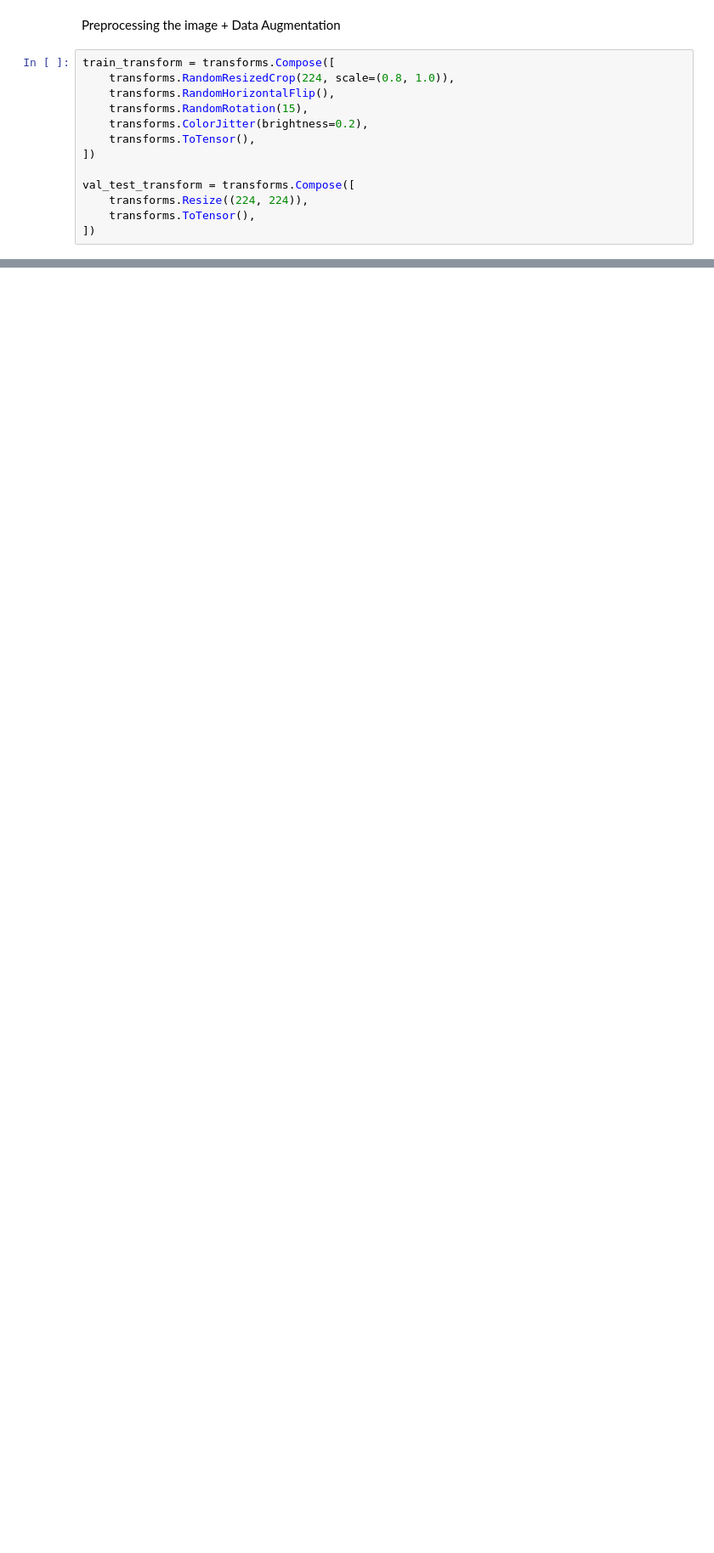
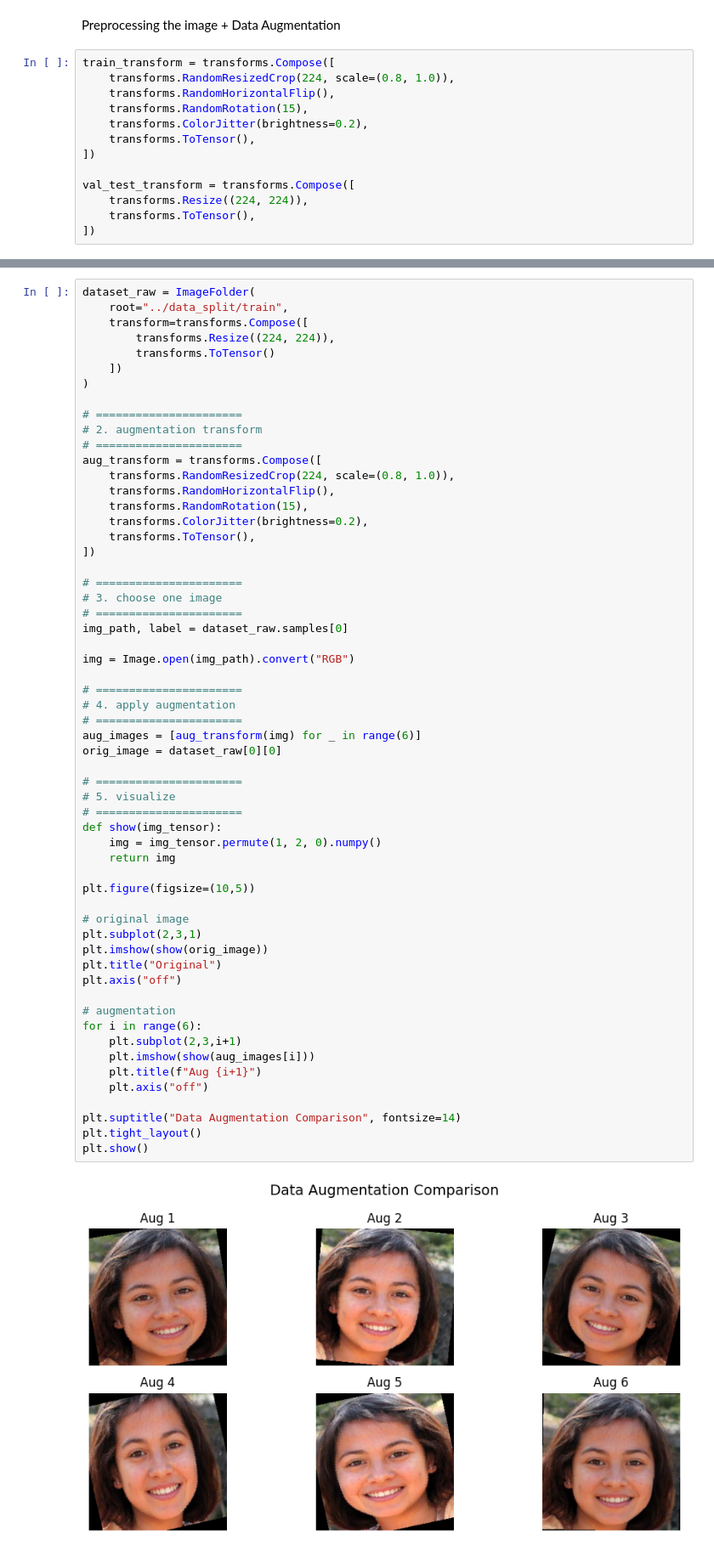
Before and after one commit to pomelocheah/Fake-Face-Image-Classifier-System-, a Jupyter notebook: src/data_cleaning.ipynb, the cells around one changed output, grey strips where cells are left out. Shown at 85% size. Drawn from its saved outputs; the diff is of its cells as text; blank space fills up the shorter version.

Commit message:
completed data aug

```diff
--- a/src/data_cleaning.ipynb
+++ b/src/data_cleaning.ipynb
@@ -52,0 +61,60 @@ def load_dataset(batch_size=32):
+# %%
+dataset_raw = ImageFolder(
+    root="../data_split/train",
+    transform=transforms.Compose([
+        transforms.Resize((224, 224)),
+        transforms.ToTensor()
+    ])
+)
+
+# ======================
+# 2. augmentation transform
+# ======================
+aug_transform = transforms.Compose([
+    transforms.RandomResizedCrop(224, scale=(0.8, 1.0)),
+    transforms.RandomHorizontalFlip(),
+    transforms.RandomRotation(15),
+    transforms.ColorJitter(brightness=0.2),
+    transforms.ToTensor(),
+])
+
+# ======================
+# 3. choose one image
+# ======================
+img_path, label = dataset_raw.samples[0]
+
+img = Image.open(img_path).convert("RGB")
+
+# ======================
+# 4. apply augmentation
+# ======================
+aug_images = [aug_transform(img) for _ in range(6)]
+orig_image = dataset_raw[0][0]
+
+# ======================
+# 5. visualize
+# ======================
+def show(img_tensor):
+    img = img_tensor.permute(1, 2, 0).numpy()
+    return img
+
+plt.figure(figsize=(10,5))
+
+# original image
+plt.subplot(2,3,1)
+plt.imshow(show(orig_image))
+plt.title("Original")
+plt.axis("off")
+
+# augmentation
+for i in range(6):
+    plt.subplot(2,3,i+1)
+    plt.imshow(show(aug_images[i]))
+    plt.title(f"Aug {i+1}")
+    plt.axis("off")
+
+plt.suptitle("Data Augmentation Comparison", fontsize=14)
+plt.tight_layout()
+plt.show()
+# %% [output]
+[figure, added]
```
Also changed, not shown: parts of 2 cells of this notebook.
